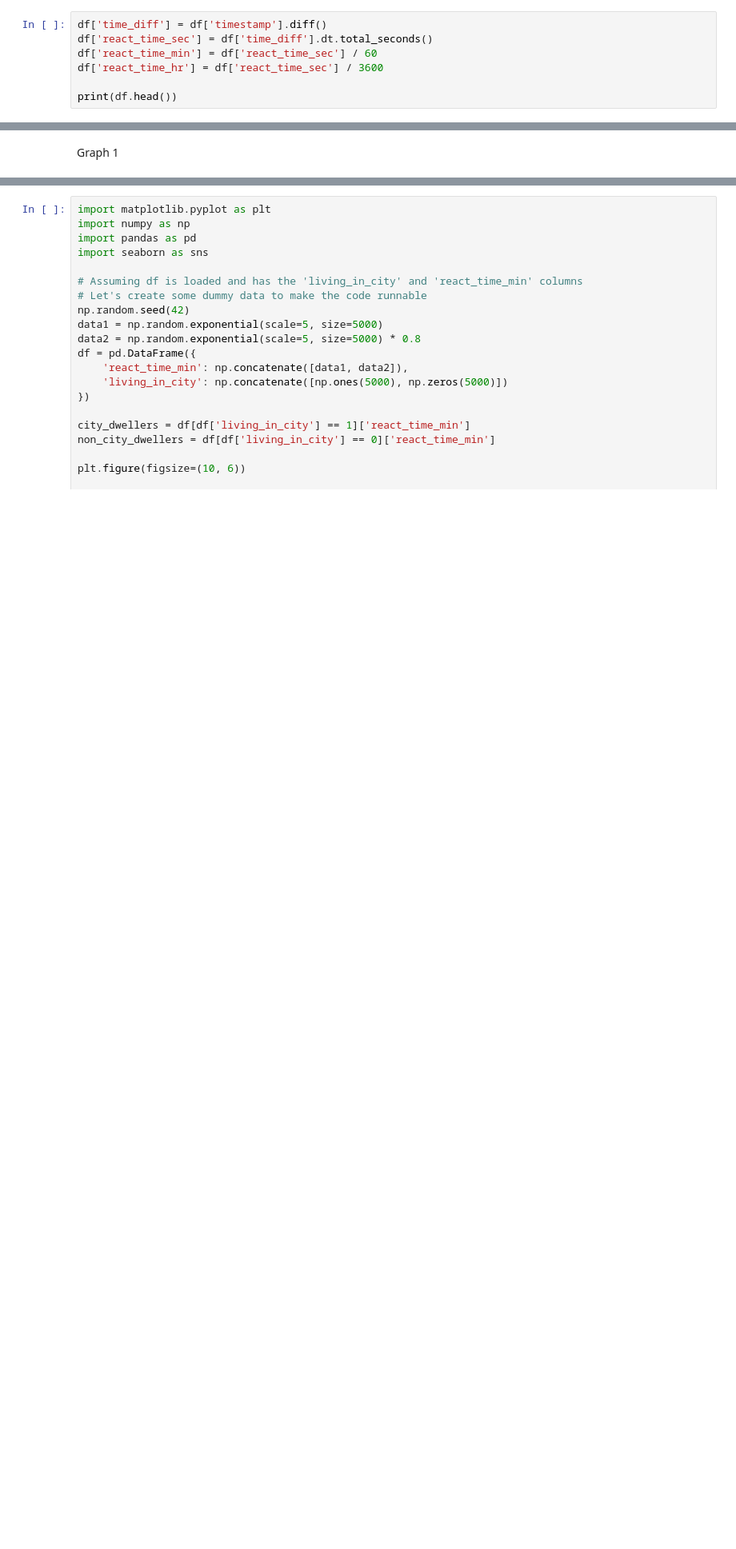
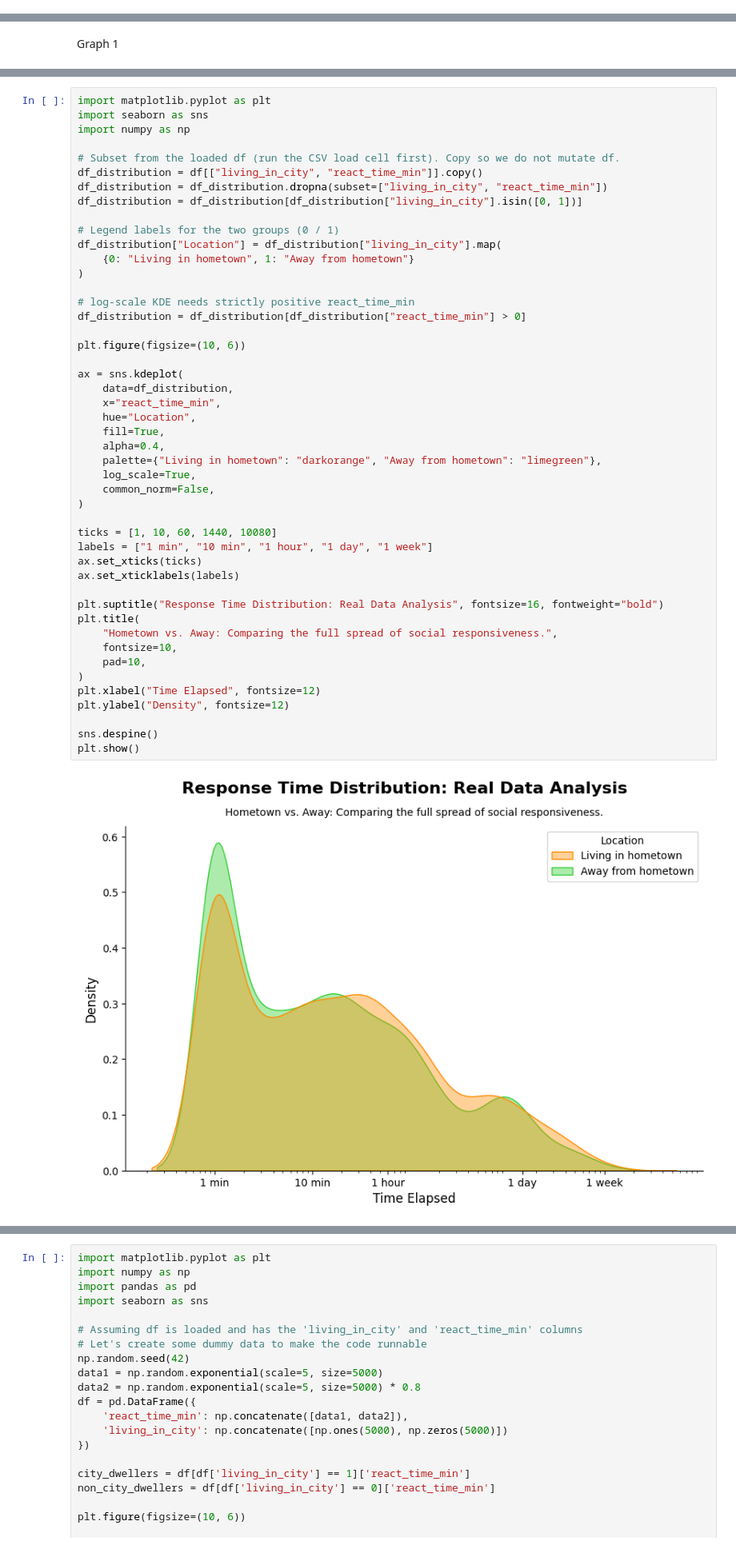
Before and after one commit to bashoogeventerink-max/DAV, a Jupyter notebook: notebooks/03-distributions.ipynb, the cells around one changed output, grey strips where cells are left out. Shown at 80% size. Drawn from its saved outputs; the diff is of its cells as text; blank space fills up the shorter version.

Commit message:
test distribution charts

```diff
--- a/notebooks/03-distributions.ipynb
+++ b/notebooks/03-distributions.ipynb
@@ -47,9 +40,2 @@ df.head()
 # %% [markdown]
 Time differences between texts
-# %%
-df['time_diff'] = df['timestamp'].diff()
-df['react_time_sec'] = df['time_diff'].dt.total_seconds()
-df['react_time_min'] = df['react_time_sec'] / 60
-df['react_time_hr'] = df['react_time_sec'] / 3600
-
-print(df.head())
@@ -110,0 +119,49 @@ plt.savefig('reaction_time_percentage_hist.png')
+# %%
+import matplotlib.pyplot as plt
+import seaborn as sns
+import numpy as np
+
+# Subset from the loaded df (run the CSV load cell first). Copy so we do not mutate df.
+df_distribution = df[["living_in_city", "react_time_min"]].copy()
+df_distribution = df_distribution.dropna(subset=["living_in_city", "react_time_min"])
+df_distribution = df_distribution[df_distribution["living_in_city"].isin([0, 1])]
+
+# Legend labels for the two groups (0 / 1)
+df_distribution["Location"] = df_distribution["living_in_city"].map(
+    {0: "Living in hometown", 1: "Away from hometown"}
+)
+
+# log-scale KDE needs strictly positive react_time_min
+df_distribution = df_distribution[df_distribution["react_time_min"] > 0]
+
+plt.figure(figsize=(10, 6))
+
+ax = sns.kdeplot(
+    data=df_distribution,
+    x="react_time_min",
+    hue="Location",
+    fill=True,
+    alpha=0.4,
+    palette={"Living in hometown": "darkorange", "Away from hometown": "limegreen"},
+    log_scale=True,
+    common_norm=False,
+)
+
+ticks = [1, 10, 60, 1440, 10080]
+labels = ["1 min", "10 min", "1 hour", "1 day", "1 week"]
+ax.set_xticks(ticks)
+ax.set_xticklabels(labels)
+
+plt.suptitle("Response Time Distribution: Real Data Analysis", fontsize=16, fontweight="bold")
+plt.title(
+    "Hometown vs. Away: Comparing the full spread of social responsiveness.",
+    fontsize=10,
+    pad=10,
+)
+plt.xlabel("Time Elapsed", fontsize=12)
+plt.ylabel("Density", fontsize=12)
+
+sns.despine()
+plt.show()
+# %% [output]
+[figure, added]
```
Also changed, not shown: parts of 21 cells of this notebook, 3 other files.
